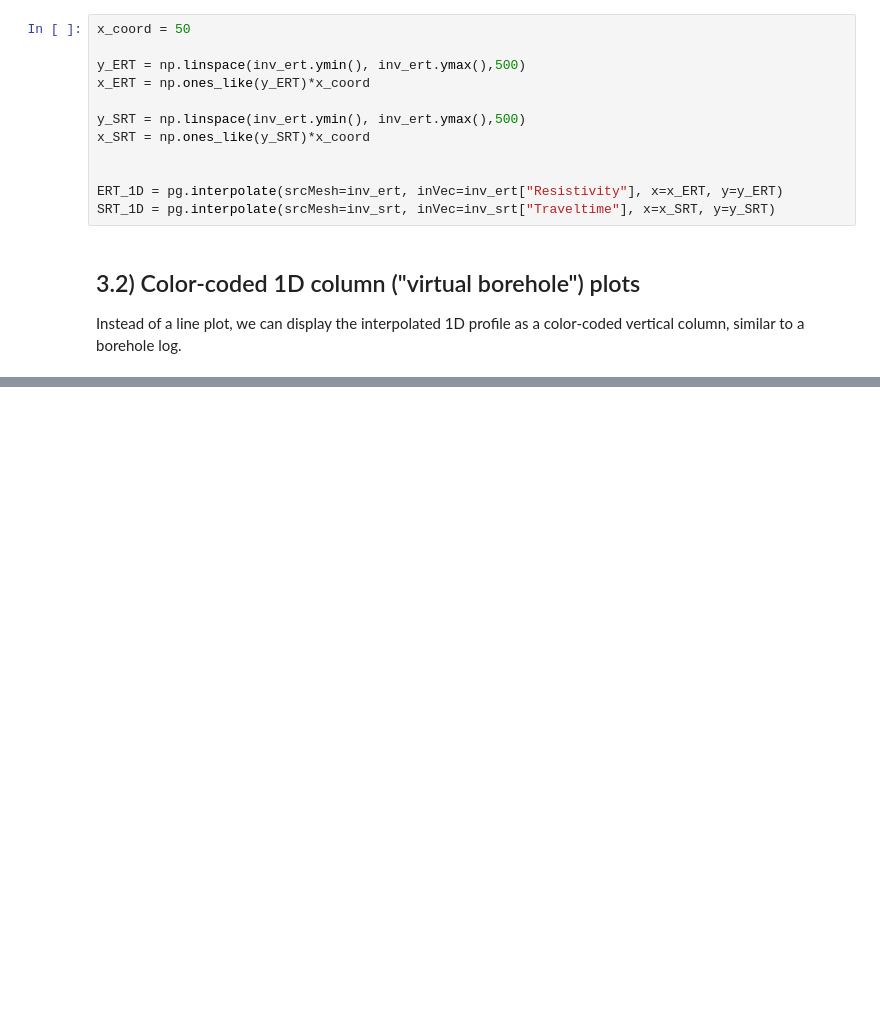
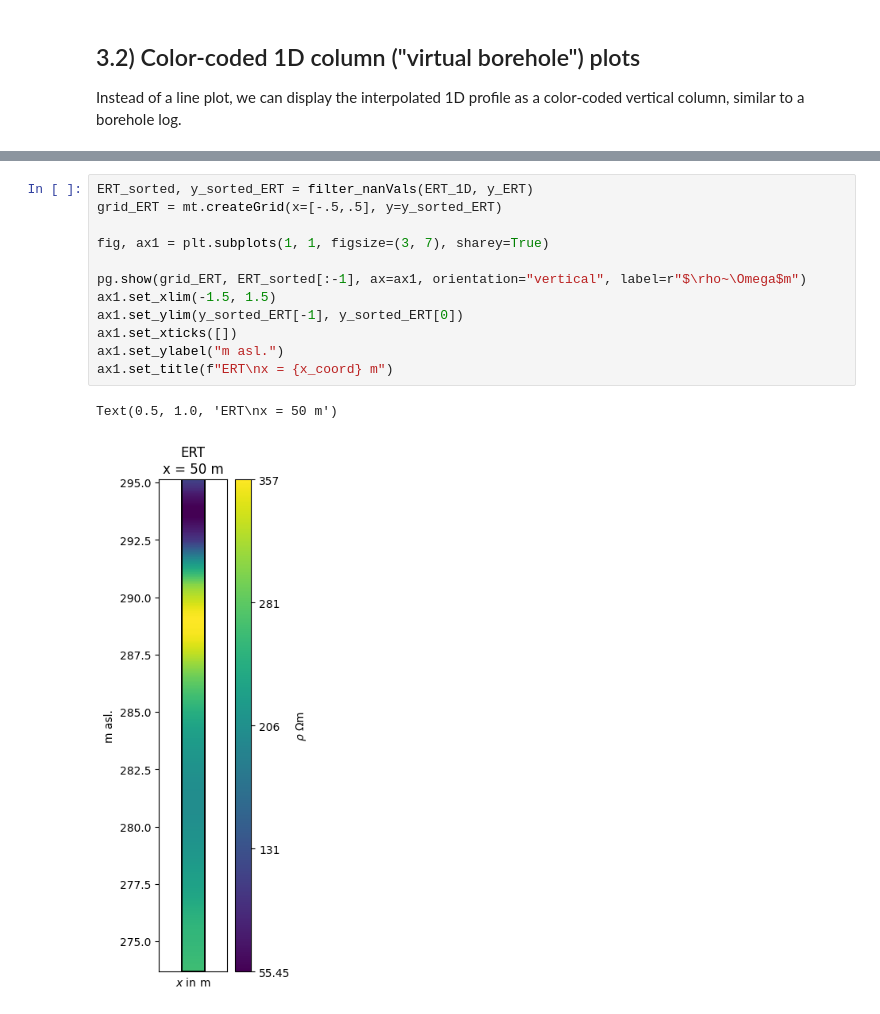
Before and after one commit to gimli-org/nsg26, a Jupyter notebook: 01_introduction/1D_boreholes.ipynb, the cells around one changed output, grey strips where cells are left out. Drawn from its saved outputs; the diff is of its cells as text; blank space fills up the shorter version.

```diff
--- a/01_introduction/1D_boreholes.ipynb
+++ b/01_introduction/1D_boreholes.ipynb
@@ -91,15 +109,3 @@ ax2.grid(True)
-# %%
-x_coord = 50
-
-y_ERT = np.linspace(inv_ert.ymin(), inv_ert.ymax(),500)
-x_ERT = np.ones_like(y_ERT)*x_coord
-
-y_SRT = np.linspace(inv_ert.ymin(), inv_ert.ymax(),500)
-x_SRT = np.ones_like(y_SRT)*x_coord
-
-
-ERT_1D = pg.interpolate(srcMesh=inv_ert, inVec=inv_ert["Resistivity"], x=x_ERT, y=y_ERT)
-SRT_1D = pg.interpolate(srcMesh=inv_srt, inVec=inv_srt["Traveltime"], x=x_SRT, y=y_SRT)
 # %% [markdown]
 ## 3.2) Color-coded 1D column ("virtual borehole") plots
 
@@ -149,0 +114,15 @@ fig.tight_layout()
+# %%
+ERT_sorted, y_sorted_ERT = filter_nanVals(ERT_1D, y_ERT)
+grid_ERT = mt.createGrid(x=[-.5,.5], y=y_sorted_ERT)
+
+fig, ax1 = plt.subplots(1, 1, figsize=(3, 7), sharey=True)
+
+pg.show(grid_ERT, ERT_sorted[:-1], ax=ax1, orientation="vertical", label=r"$\rho~\Omega$m")
+ax1.set_xlim(-1.5, 1.5)
+ax1.set_ylim(y_sorted_ERT[-1], y_sorted_ERT[0])
+ax1.set_xticks([])
+ax1.set_ylabel("m asl.")
+ax1.set_title(f"ERT\nx = {x_coord} m")
+# %% [output]
+Text(0.5, 1.0, 'ERT\nx = 50 m')
+[figure, added]
```
Also changed, not shown: parts of 7 cells of this notebook, 8 other files.
